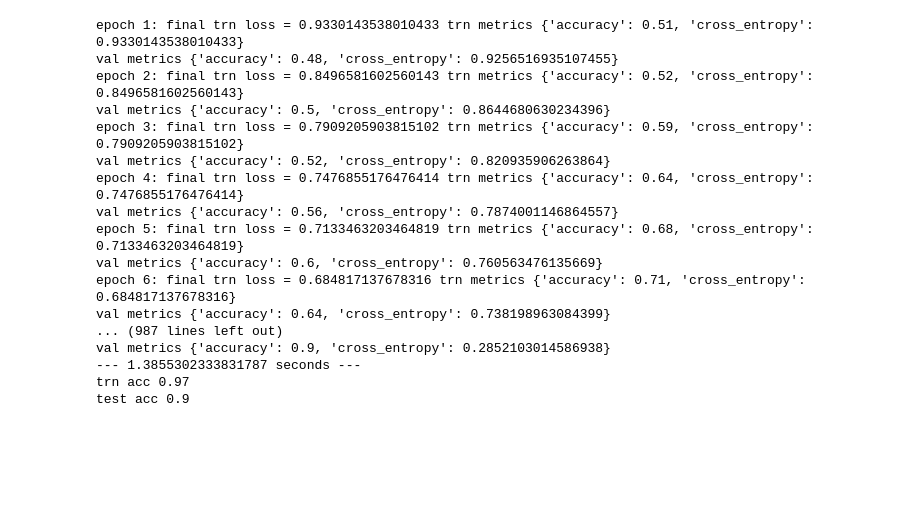
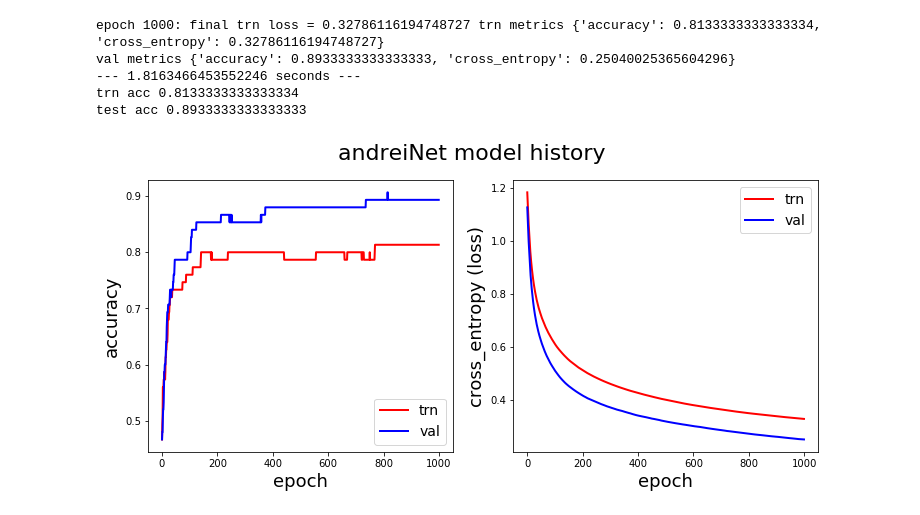
Before and after one commit to amourav/neural_network_from_scratch, a Jupyter notebook: neural_network_demo.ipynb, the cells around one changed output. Cells and saved outputs as stored; diff of their text form; code cells hidden in the pictures; blank space fills up the shorter version.

```diff
--- a/neural_network_demo.ipynb
+++ b/neural_network_demo.ipynb
@@ -34,19 +35,25 @@ X_trn.shape = (100, 2), X_test.shape = (50, 2)
 # %%
+# Train model
 activation = 'ReLU'
 batch_size = 50
 random_state = 0
-lr = 0.1
-n_epochs = 500
+lr = 0.001
+n_epochs = 1000
+loss = 'cross_entropy'
+metrics = ['accuracy']
+weight_init = 'he_norm'
+hidden_layers = (100, )
+
 
 start_time = time.time()
-nn = NeuralNetwork(hidden=(8,),
-                   init_weights='he_norm',
-                   loss = 'cross_entropy',
+nn = NeuralNetwork(hidden=hidden_layers,
+                   init_weights=weight_init,
+                   loss = loss,
                    activation=activation,
                    shuffle=True,
                    random_state=random_state,
-                   metrics=['accuracy'],
-                   verbose=True
+                   metrics=metrics,
+                   verbose=False
                    )
 nn.train(X_trn_norm, y_trn,
          n_epochs=n_epochs,
@@ -57,26 +64,36 @@ nn.train(X_trn_norm, y_trn,
          save_best=False)
 y_pred_trn = nn.predict(X_trn_norm).argmax(axis=1)
 y_pred_test = nn.predict(X_test_norm).argmax(axis=1)
-print("--- %s seconds ---" % (time.time() - start_time))
-
+delta_1 = time.time() - start_time
+print("--- %s seconds ---" % (delta_1))
 print('trn acc', accuracy_score(y_pred_trn, y_trn))
 print('test acc', accuracy_score(y_pred_test, y_test))
 # %% [output]
-epoch 1: final trn loss = 0.9330143538010433 trn metrics {'accuracy': 0.51, 'cross_entropy': 0.9330143538010433}
-val metrics {'accuracy': 0.48, 'cross_entropy': 0.9256516935107455}
-epoch 2: final trn loss = 0.8496581602560143 trn metrics {'accuracy': 0.52, 'cross_entropy': 0.8496581602560143}
-val metrics {'accuracy': 0.5, 'cross_entropy': 0.8644680630234396}
-epoch 3: final trn loss = 0.7909205903815102 trn metrics {'accuracy': 0.59, 'cross_entropy': 0.7909205903815102}
-val metrics {'accuracy': 0.52, 'cross_entropy': 0.820935906263864}
-epoch 4: final trn loss = 0.7476855176476414 trn metrics {'accuracy': 0.64, 'cross_entropy': 0.7476855176476414}
-val metrics {'accuracy': 0.56, 'cross_entropy': 0.7874001146864557}
-epoch 5: final trn loss = 0.7133463203464819 trn metrics {'accuracy': 0.68, 'cross_entropy': 0.7133463203464819}
-val metrics {'accuracy': 0.6, 'cross_entropy': 0.760563476135669}
-epoch 6: final trn loss = 0.684817137678316 trn metrics {'accuracy': 0.71, 'cross_entropy': 0.684817137678316}
-val metrics {'accuracy': 0.64, 'cross_entropy': 0.738198963084399}
-... (987 lines left out)
-val metrics {'accuracy': 0.9, 'cross_entropy': 0.2852103014586938}
---- 1.3855302333831787 seconds ---
-trn acc 0.97
-test acc 0.9
+epoch 1000: final trn loss = 0.32786116194748727 trn metrics {'accuracy': 0.8133333333333334, 'cross_entropy': 0.32786116194748727}
+val metrics {'accuracy': 0.8933333333333333, 'cross_entropy': 0.25040025365604296}
+--- 1.8163466453552246 seconds ---
+trn acc 0.8133333333333334
+test acc 0.8933333333333333
+# %%
+# Plot neural network history
+loss = 'cross_entropy'
+fig_size = (12, 5)
+x_axis = np.arange(len(nn.trn_metric_hist[loss]))
+metrics = nn.trn_metric_hist.keys()
+fig, axs = plt.subplots(1, 2, figsize=fig_size)
+
+for i, metric in enumerate(metrics):
+    axs[i].plot(x_axis, nn.trn_metric_hist[metric], c='r', linewidth=2, label='trn')
+    axs[i].plot(x_axis, nn.val_metric_hist[metric], c='b', linewidth=2, label='val')
+    axs[i].set_xlabel('epoch', fontsize=18)
+    axs[i].set_ylabel(metric, fontsize=18)
+    if metric == loss:
+        axs[i].set_ylabel(metric+' (loss)',
+                          fontsize=18)
+    axs[i].legend(prop={'size': 14})
+
+plt.suptitle('andreiNet model history', fontsize=22)
+plt.show()
+# %% [output]
+[figure, added]
 # %%
```
Also changed, not shown: parts of 5 cells of this notebook, 5 other files.
